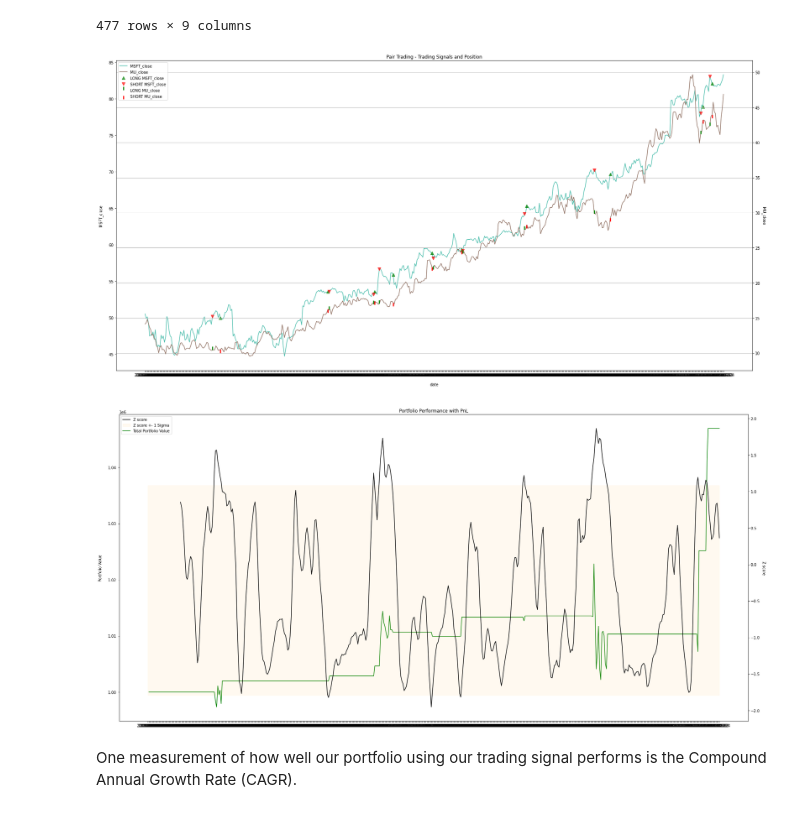
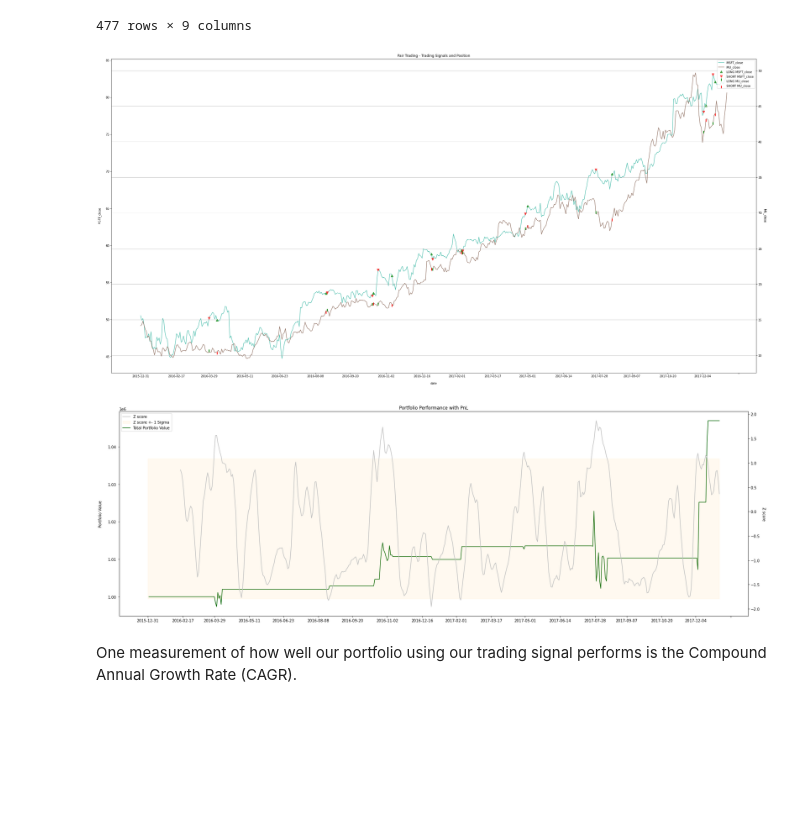
Before and after one commit to microgel/CS-216-Project, a Jupyter notebook: pair_trading.ipynb, the cells around one changed output. Saved outputs shown, nothing was run; the diff lists cells and outputs as text; code cells hidden in the pictures; blank space fills up the shorter version.

Commit message:
fixed visuals

```diff
--- a/pair_trading.ipynb
+++ b/pair_trading.ipynb
@@ -476,8 +479,10 @@ signals[30:]
 # %%
 # visualize trading signals and position
 
-fig=plt.figure(figsize=(30,15))
+fig=plt.figure(figsize=(40,20))
+
 bx = fig.add_subplot(111)
+
 bx2 = bx.twinx()
 
 #plot two different assets
@@ -499,6 +504,7 @@ bx.yaxis.labelpad=15
 bx2.yaxis.labelpad=15
 bx.set_xlabel('date')
 bx.xaxis.labelpad=15
+bx.xaxis.set_major_locator(matplotlib.dates.MonthLocator())
 
 plt.legend([l1,l2,u1,d1,u2,d2], [stock1, stock2,'LONG {}'.format(stock1),'SHORT {}'.format(stock1),'LONG {}'.format(stock2),'SHORT {}'.format(stock2)], loc ='best')
 
@@ -507,7 +513,7 @@ plt.grid(True)
 
 # for final project fix x axis ticks
 # %% [output]
-[figure, old version]
+[figure, new version]
 # %%
 # initial capital to calculate the actual pnl
 initial_capital = 500000
@@ -548,25 +554,27 @@ portfolio['z lower limit'] = signals['z lower limit']
 # %%
 # plot the asset value change of the portfolio and pnl along with z-score
 
-fig = plt.figure(figsize=(30,15),)
+fig = plt.figure(figsize=(30,10),)
 ax = fig.add_subplot(111)
 ax2 = ax.twinx()
 
-l1, = ax.plot(portfolio['total_asset'], c='green')
-l2, = ax2.plot(portfolio['z'], c='black')
+l1, = ax.plot(portfolio['total_asset'], c='darkgreen')
+l2, = ax2.plot(portfolio['z'], c='silver')
 
 b = ax2.fill_between(portfolio.index,portfolio['z upper limit'], portfolio['z lower limit'], alpha=0.075,color='#ffb93f')
 
 ax.set_ylabel('Portfolio Value')
 ax2.set_ylabel('Z score',rotation=270)
 ax.yaxis.labelpad=15
 ax2.yaxis.labelpad=15
 ax.xaxis.labelpad=15
+ax.xaxis.set_major_locator(matplotlib.dates.MonthLocator())
+
 plt.title('Portfolio Performance with PnL')
 plt.legend([l2,b,l1],['Z score','Z score +- 1 Sigma','Total Portfolio Value'],loc='upper left')
 plt.show()
 # %% [output]
-[figure, old version]
+[figure, new version]
 # %% [markdown]
 One measurement of how well our portfolio using our trading signal performs is the Compound Annual Growth Rate (CAGR).
 # %%
```
Also changed, not shown: parts of 6 cells of this notebook.
